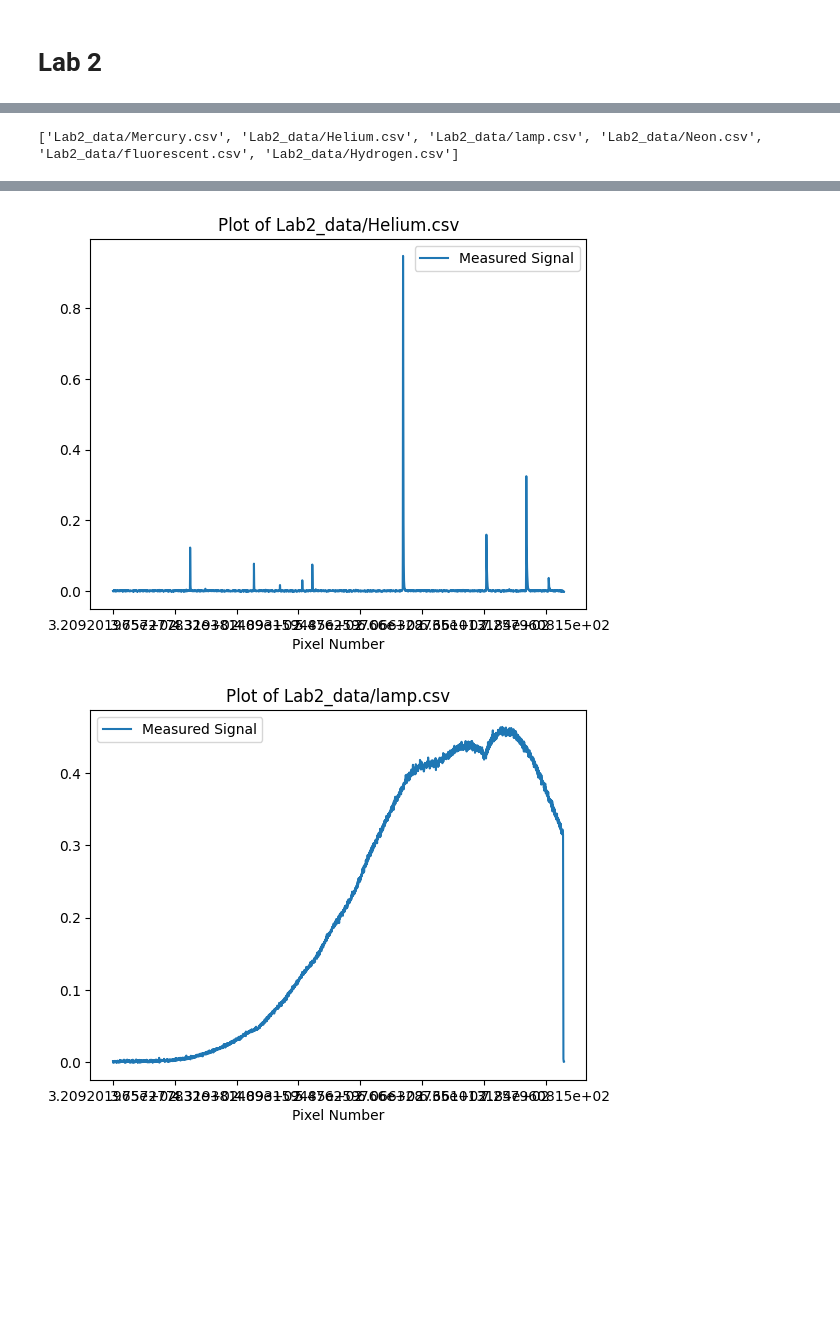
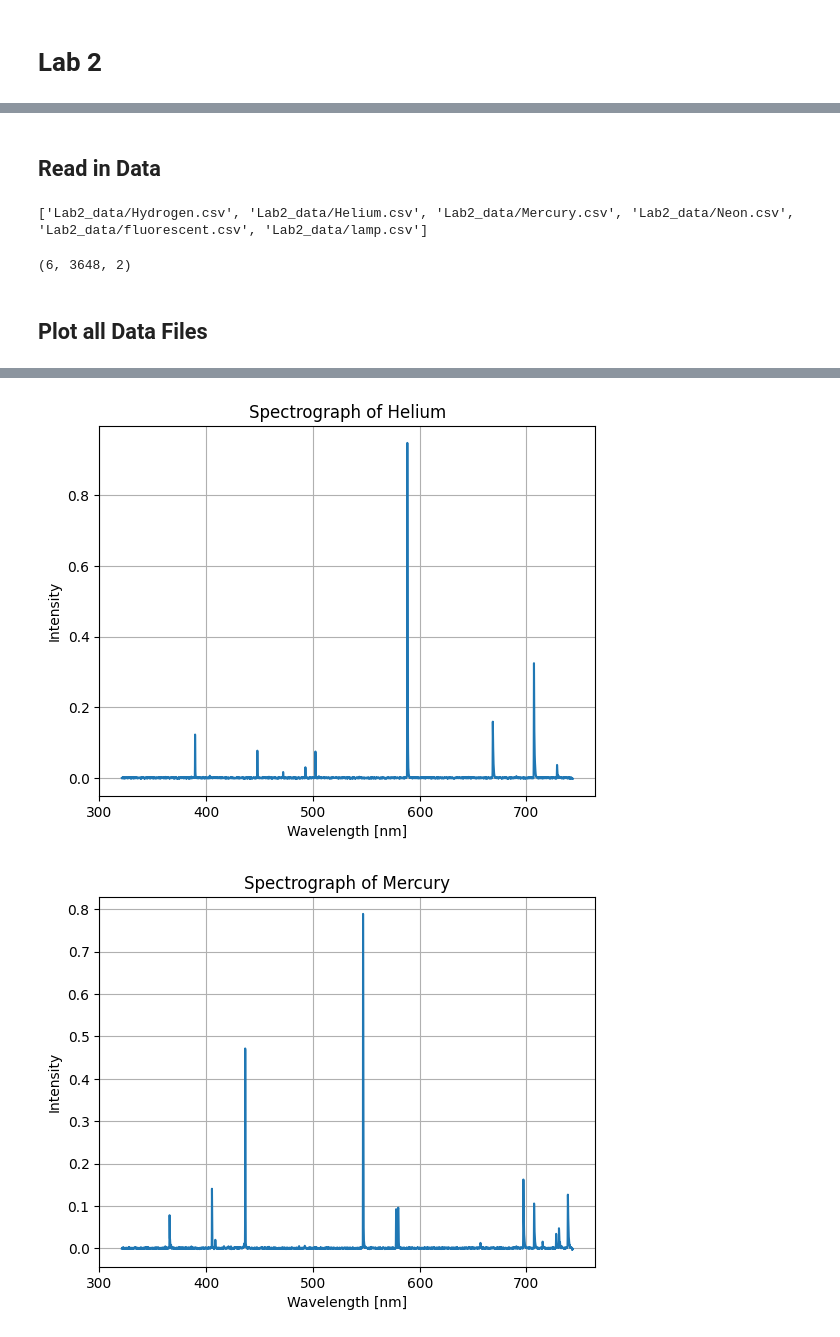
Before and after one commit to parkergeorge30/ASTRO150, a Jupyter notebook: Lab2.ipynb, the cells around one changed output, grey strips where cells are left out. Saved outputs shown, nothing was run; the diff lists cells and outputs as text; code cells hidden in the pictures; blank space fills up the shorter version.

```diff
--- a/Lab2.ipynb
+++ b/Lab2.ipynb
@@ -50,13 +15,41 @@ plt.show()
+# %% [markdown]
+## Read in Data
 # %%
 files = glob.glob('Lab2_data/*.csv')
+# Swap Hydrogen to the front and Lamp to the back
+files[0], files[5] = files[5], files[0]
+files[2], files[5] = files[5], files[2]
 print(files)
 # %% [output]
-['Lab2_data/Mercury.csv', 'Lab2_data/Helium.csv', 'Lab2_data/lamp.csv', 'Lab2_data/Neon.csv', 'Lab2_data/fluorescent.csv', 'Lab2_data/Hydrogen.csv']
+['Lab2_data/Hydrogen.csv', 'Lab2_data/Helium.csv', 'Lab2_data/Mercury.csv', 'Lab2_data/Neon.csv', 'Lab2_data/fluorescent.csv', 'Lab2_data/lamp.csv']
+# %%
+all_data = ut.zeros(len(files))
+
+for i, file in enumerate(files):
+    # Read in csv file and skip the first 54 rows and the last line [End Of File]
+    raw_data = pd.read_csv(file, engine='python',usecols=[0,1], skiprows=53, skipfooter=1)
+    # Set the two columns of data to data type float
+    raw_data['Pixel Number'] = raw_data['Pixel Number'].astype(float)
+    raw_data['Measured Signal'] = raw_data['Measured Signal'].astype(float)
+
+    all_data[i] = raw_data
+
+
+all_data = np.array(all_data, dtype=np.float32)
+all_data.shape
+# %% [output]
+(6, 3648, 2)
+# %% [markdown]
+## Plot all Data Files
 # %%
-for i, file in enumerate(files):
-    idx = int(i)
-    df = pd.read_csv(file, usecols=[0,1], skiprows=53)
-    df.plot(x='Pixel Number', y='Measured Signal')
-    plt.title(f'Plot of {files[idx]}')
+for i, data in enumerate(all_data):
+    name = files[i][10:-4]
+    x = data[:,0]
+    y = data[:,1]
+    plt.plot(x,y)
+    plt.xlabel('Wavelength [nm]')
+    plt.ylabel('Intensity')
+    plt.title(f'Spectrograph of {name}')
+    plt.grid()
     plt.show()
 # %% [output]
@@ -64,2 +57,2 @@ for i, file in enumerate(files):
-[figure, old version]
+[figure, new version]
-[figure, old version]
+[figure, new version]
```
Also changed, not shown: parts of 8 cells of this notebook.
